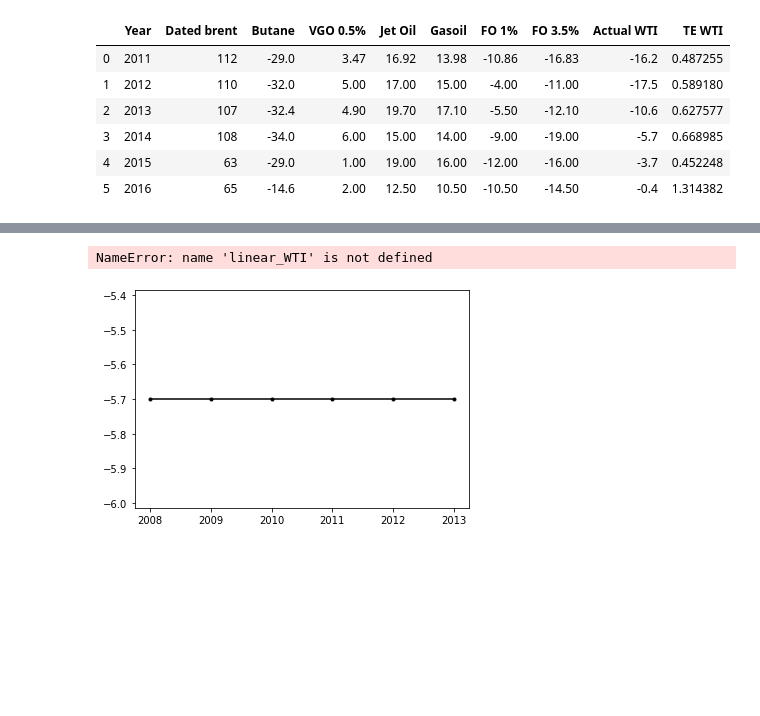
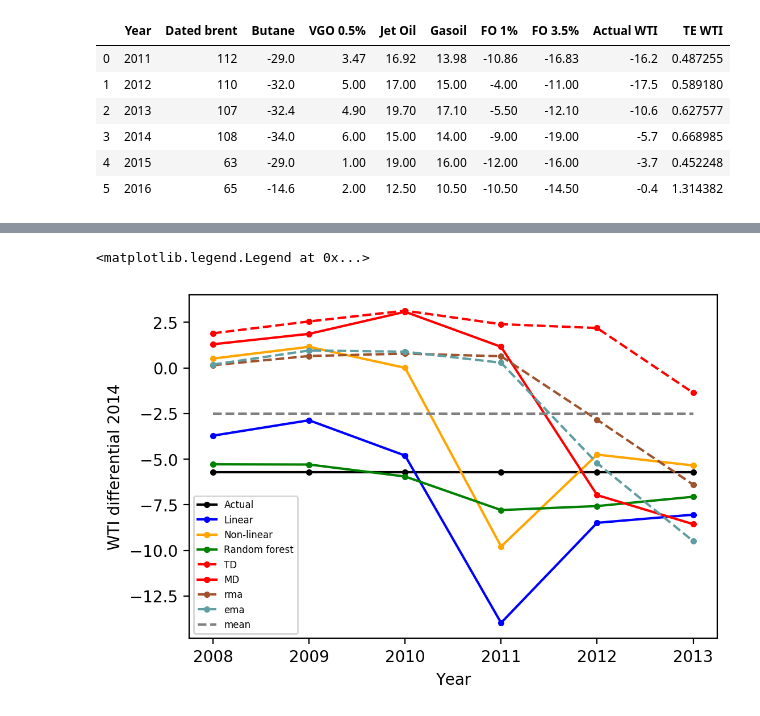
Before and after one commit to kaibawong/differential, a Jupyter notebook: WTI_pred.ipynb, the cells around one changed output, grey strips where cells are left out. Drawn from its saved outputs; the diff is of its cells as text; code cells hidden in the pictures; blank space fills up the shorter version.

```diff
--- a/WTI_pred.ipynb
+++ b/WTI_pred.ipynb
@@ -194,13 +249,19 @@ plt.legend(("Actual","Linear","Non-linear","Random forest","TD","MD","mean"))
 # %%
+import pylab as plot
+params = {'legend.fontsize': 6,
+          'legend.handlelength': 2}
+plot.rcParams.update(params)
 plt.plot(I_2011["Pred Year"],I_2011["Actual 2012"],'k.-')
 plt.plot(I_2011["Pred Year"],linear_WTI,'b.-')
 plt.plot(I_2011["Pred Year"],nonlinear_WTI,'.-',color ='orange')
 plt.plot(I_2011["Pred Year"],y_pred,'g.-')
-plt.plot(I_2011["Pred Year"],I_2011["TD 2012"],'r.-')
-plt.plot(I_2011["Pred Year"],I_2011["MD 2012"],'r.--')
-plt.plot([I_2011["Pred Year"].iloc[0],I_2011["Pred Year"].iloc[-1]],[-4.79,-4.79],'--',color='grey')
+plt.plot(I_2011["Pred Year"],I_2011["TD 2012"],'r.--')
+plt.plot(I_2011["Pred Year"],I_2011["MD 2012"],'r.-')
+plt.plot(I_2011["Pred Year"],rma,'.--',color ='sienna')
+plt.plot(I_2011["Pred Year"],ema,'.--',color ='cadetblue')
+plt.plot([I_2011["Pred Year"].iloc[0],I_2011["Pred Year"].iloc[-1]],[-2.5,-2.5],'--',color='grey')
 plt.xlabel('Year')
 plt.ylabel('WTI differential 2012')
-plt.legend(("Actual","Linear","Non-linear","Random forest","TD","MD","mean"))
+plt.legend(("Actual","Linear","Non-linear","Random forest","TD","MD","rma","ema","mean"))
 # %% [output]
 <matplotlib.legend.Legend at 0x...>
@@ -208,11 +269,17 @@ plt.legend(("Actual","Linear","Non-linear","Random forest","TD","MD","mean"))
 # %%
+import pylab as plot
+params = {'legend.fontsize': 6,
+          'legend.handlelength': 2}
+plot.rcParams.update(params)
 plt.plot(I_2011["Pred Year"],I_2011["Actual 2013"],'k.-')
 plt.plot(I_2011["Pred Year"],linear_WTI,'b.-')
 plt.plot(I_2011["Pred Year"],nonlinear_WTI,'.-',color ='orange')
 plt.plot(I_2011["Pred Year"],y_pred,'g.-')
-plt.plot(I_2011["Pred Year"],I_2011["TD 2013"],'r.-')
-plt.plot(I_2011["Pred Year"],I_2011["MD  2013"],'r.--')
-plt.plot([I_2011["Pred Year"].iloc[0],I_2011["Pred Year"].iloc[-1]],[-4.79,-4.79],'--',color='grey')
+plt.plot(I_2011["Pred Year"],I_2011["TD 2013"],'r.--')
+plt.plot(I_2011["Pred Year"],I_2011["MD 2013"],'r.-')
+plt.plot(I_2011["Pred Year"],rma,'.--',color ='sienna')
+plt.plot(I_2011["Pred Year"],ema,'.--',color ='cadetblue')
+plt.plot([I_2011["Pred Year"].iloc[0],I_2011["Pred Year"].iloc[-1]],[-2.5,-2.5],'--',color='grey')
 plt.xlabel('Year')
 plt.ylabel('WTI differential 2013')
-#plt.legend(("Actual","Linear","Non-linear","Random forest","TD","MD","mean"))
+plt.legend(("Actual","Linear","Non-linear","Random forest","TD","MD","rma","ema","mean"))
@@ -219,14 +289,20 @@ plt.ylabel('WTI differential 2013')
 # %%
+import pylab as plot
+params = {'legend.fontsize': 6,
+          'legend.handlelength': 2}
+plot.rcParams.update(params)
 plt.plot(I_2011["Pred Year"],I_2011["Actual 2014"],'k.-')
 plt.plot(I_2011["Pred Year"],linear_WTI,'b.-')
 plt.plot(I_2011["Pred Year"],nonlinear_WTI,'.-',color ='orange')
 plt.plot(I_2011["Pred Year"],y_pred,'g.-')
-plt.plot(I_2011["Pred Year"],I_2011["TD 2014"],'r.-')
-plt.plot(I_2011["Pred Year"],I_2011["MD 2014"],'r.--')
-plt.plot([I_2011["Pred Year"].iloc[0],I_2011["Pred Year"].iloc[-1]],[-4.79,-4.79],'--',color='grey')
+plt.plot(I_2011["Pred Year"],I_2011["TD 2014"],'r.--')
+plt.plot(I_2011["Pred Year"],I_2011["MD 2014"],'r.-')
+plt.plot(I_2011["Pred Year"],rma,'.--',color ='sienna')
+plt.plot(I_2011["Pred Year"],ema,'.--',color ='cadetblue')
+plt.plot([I_2011["Pred Year"].iloc[0],I_2011["Pred Year"].iloc[-1]],[-2.5,-2.5],'--',color='grey')
 plt.xlabel('Year')
 plt.ylabel('WTI differential 2014')
-plt.legend(("Actual","Linear","Non-linear","Random forest","TD","MD","mean"))
+plt.legend(("Actual","Linear","Non-linear","Random forest","TD","MD","rma","ema","mean"))
 # %% [output]
-NameError: name 'linear_WTI' is not defined
+<matplotlib.legend.Legend at 0x...>
-[figure, old version]
+[figure, new version]
```
Also changed, not shown: parts of 12 cells of this notebook, 16 other files.
